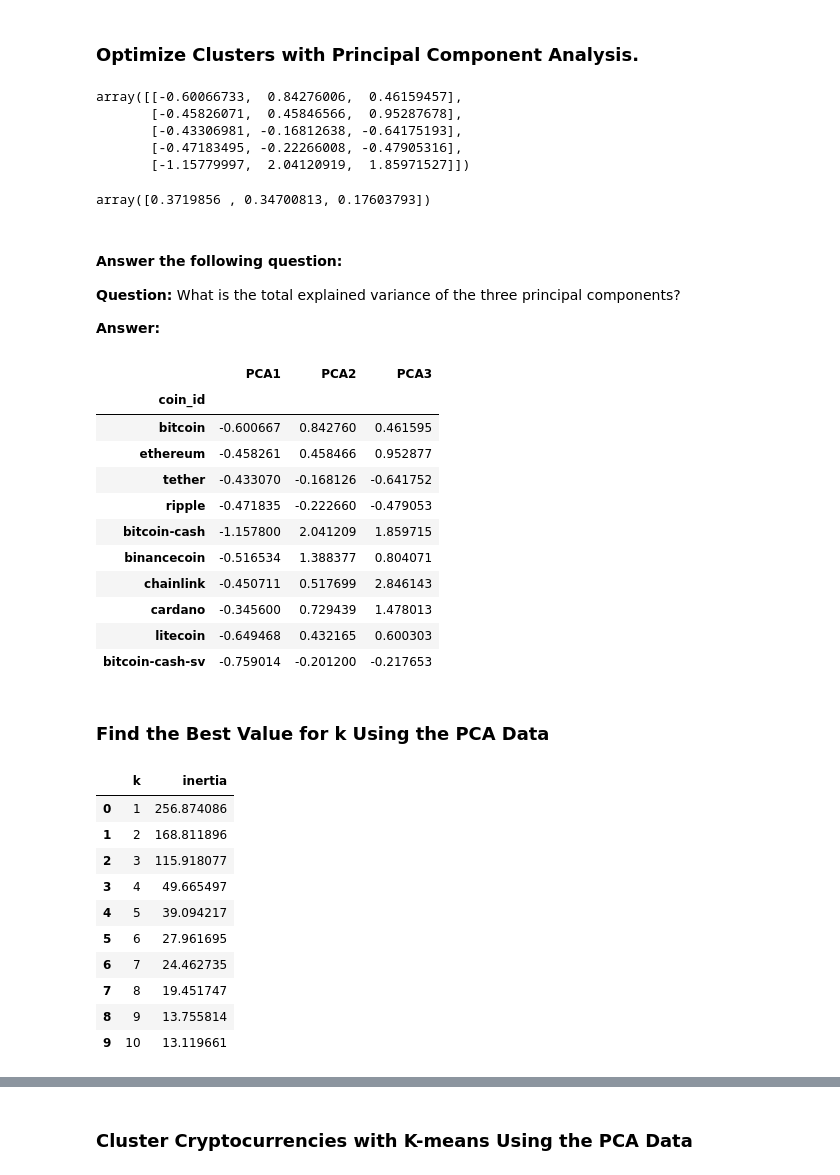
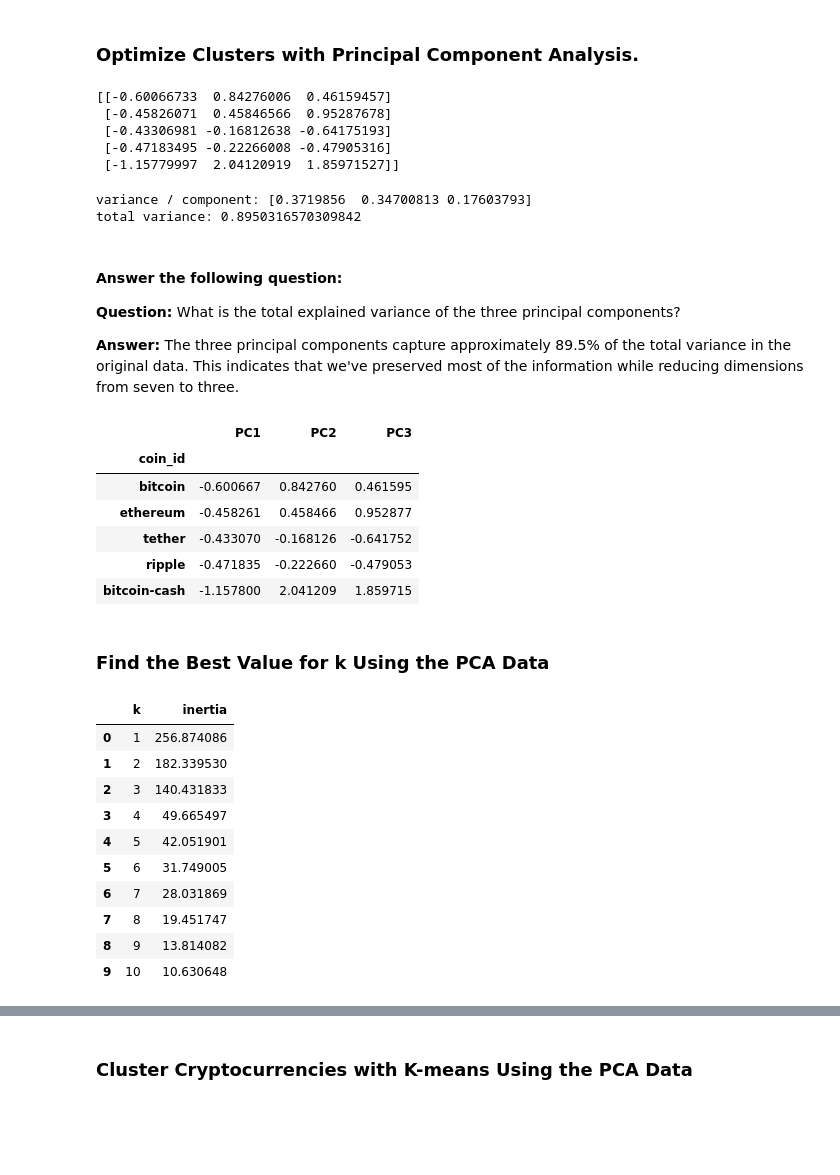
Before and after one commit to harrismhurley/CryptoClustering, a Jupyter notebook: Crypto_Clustering.ipynb, the cells around one changed output, grey strips where cells are left out. Drawn from its saved outputs; the diff is of its cells as text; code cells hidden in the pictures; blank space fills up the shorter version.

```diff
--- a/Crypto_Clustering.ipynb
+++ b/Crypto_Clustering.ipynb
@@ -107,5 +128,7 @@ market_data_df.describe()
 ### Cluster Cryptocurrencies with K-means Using the Original Scaled Data.
 # %%
 # Initialize the K-Means model using the best value for k
+model = KMeans(n_clusters=4, random_state=42)
 # %%
 # Fit the K-Means model using the scaled data
+model.fit(df_market_data_scaled)
@@ -137,62 +183,68 @@ market_data_df.describe()
 ### Optimize Clusters with Principal Component Analysis.
 # %%
 # Create a PCA model instance and set `n_components=3`.
+pca = PCA(n_components=3)
 # %%
 # Use the PCA model with `fit_transform` on the original scaled DataFrame to reduce to three principal components.
-
-
+crypto_data = pca.fit_transform(df_market_data_scaled)
 # View the first five rows of the DataFrame.
+print(crypto_data[:5])
 # %% [output]
-array([[-0.60066733,  0.84276006,  0.46159457],
-       [-0.45826071,  0.45846566,  0.95287678],
-       [-0.43306981, -0.16812638, -0.64175193],
-       [-0.47183495, -0.22266008, -0.47905316],
-       [-1.15779997,  2.04120919,  1.85971527]])
+[[-0.60066733  0.84276006  0.46159457]
+ [-0.45826071  0.45846566  0.95287678]
+ [-0.43306981 -0.16812638 -0.64175193]
+ [-0.47183495 -0.22266008 -0.47905316]
+ [-1.15779997  2.04120919  1.85971527]]
 # %%
-# Retrieve the explained variance to determine how much information  can be attributed to each principal component.
+# Retrieve the explained variance to determine how much information can be attributed to each principal component.
+explained_variance = pca.explained_variance_ratio_
+print(f"variance / component: {explained_variance}")
+
+total_explained_variance = sum(explained_variance)
+print(f"total variance: {total_explained_variance}")
 # %% [output]
-array([0.3719856 , 0.34700813, 0.17603793])
+variance / component: [0.3719856  0.34700813 0.17603793]
+total variance: 0.8950316570309842
 # %% [markdown]
 #### Answer the following question:
 
 **Question:** What is the total explained variance of the three principal components?
 
-**Answer:**
+**Answer:** The three principal components capture approximately 89.5% of the total variance in the original data. This indicates that we've preserved most of the information while reducing dimensions from seven to three.
 # %%
 # Create a new DataFrame with the PCA data.
-
+pca_crypto_df = pd.DataFrame(
+    crypto_data,
+    columns=['PC1', 'PC2', 'PC3'],
+    index= market_data_df.index)
 
 # Creating a DataFrame with the PCA data
 
 
 # Copy the crypto names from the original data
 
 
 # Set the coinid column as index
 
 
 # Display sample data
+pca_crypto_df.head()
 # %% [output]
-|  | PCA1 | PCA2 | PCA3 |
+|  | PC1 | PC2 | PC3 |
 | coin_id |  |  |  |
 | bitcoin | -0.600667 | 0.842760 | 0.461595 |
 | ethereum | -0.458261 | 0.458466 | 0.952877 |
 | tether | -0.433070 | -0.168126 | -0.641752 |
 | ripple | -0.471835 | -0.222660 | -0.479053 |
 | bitcoin-cash | -1.157800 | 2.041209 | 1.859715 |
-| binancecoin | -0.516534 | 1.388377 | 0.804071 |
-| chainlink | -0.450711 | 0.517699 | 2.846143 |
-| cardano | -0.345600 | 0.729439 | 1.478013 |
-| litecoin | -0.649468 | 0.432165 | 0.600303 |
-| bitcoin-cash-sv | -0.759014 | -0.201200 | -0.217653 |
 # %% [markdown]
 ### Find the Best Value for k Using the PCA Data
 # %%
 # Create a list with the number of k-values to try
 # Use a range from 1 to 11
-
-
+k_values = list(range(1,11))
 # Create an empty list to store the inertia values
+pca_inertia = []
 
 
 # Create a for loop to compute the inertia with each possible value of k
@@ -200,27 +252,33 @@ array([0.3719856 , 0.34700813, 0.17603793])
 # 1. Create a KMeans model using the loop counter for the n_clusters
 # 2. Fit the model to the data using PCA DataFrame.
 # 3. Append the model.inertia_ to the inertia list
-
-
+for k in k_values:
+    kmeans_pca = KMeans(n_clusters=k, random_state=42)
+    kmeans_pca.fit(pca_crypto_df)
+    pca_inertia.append(kmeans_pca.inertia_)
 # Create a dictionary with the data to plot the Elbow curve
-
+elbow_data_pca = {
+    'k': k_values,
+    'inertia': pca_inertia
+}
 
 # Create a DataFrame with the data to plot the Elbow curve
-
+df_elbow_pca = pd.DataFrame(elbow_data_pca)
 
 # Display the DataFrame
+df_elbow_pca
 # %% [output]
 |  | k | inertia |
 | 0 | 1 | 256.874086 |
-| 1 | 2 | 168.811896 |
-| 2 | 3 | 115.918077 |
+| 1 | 2 | 182.339530 |
+| 2 | 3 | 140.431833 |
 | 3 | 4 | 49.665497 |
-| 4 | 5 | 39.094217 |
-| 5 | 6 | 27.961695 |
-| 6 | 7 | 24.462735 |
+| 4 | 5 | 42.051901 |
+| 5 | 6 | 31.749005 |
+| 6 | 7 | 28.031869 |
 | 7 | 8 | 19.451747 |
-| 8 | 9 | 13.755814 |
-| 9 | 10 | 13.119661 |
+| 8 | 9 | 13.814082 |
+| 9 | 10 | 10.630648 |
 # %%
 # Plot a line chart with all the inertia values computed with
 # the different values of k to visually identify the optimal value for k.
```
Also changed, not shown: parts of 22 cells of this notebook, 1 other file.
